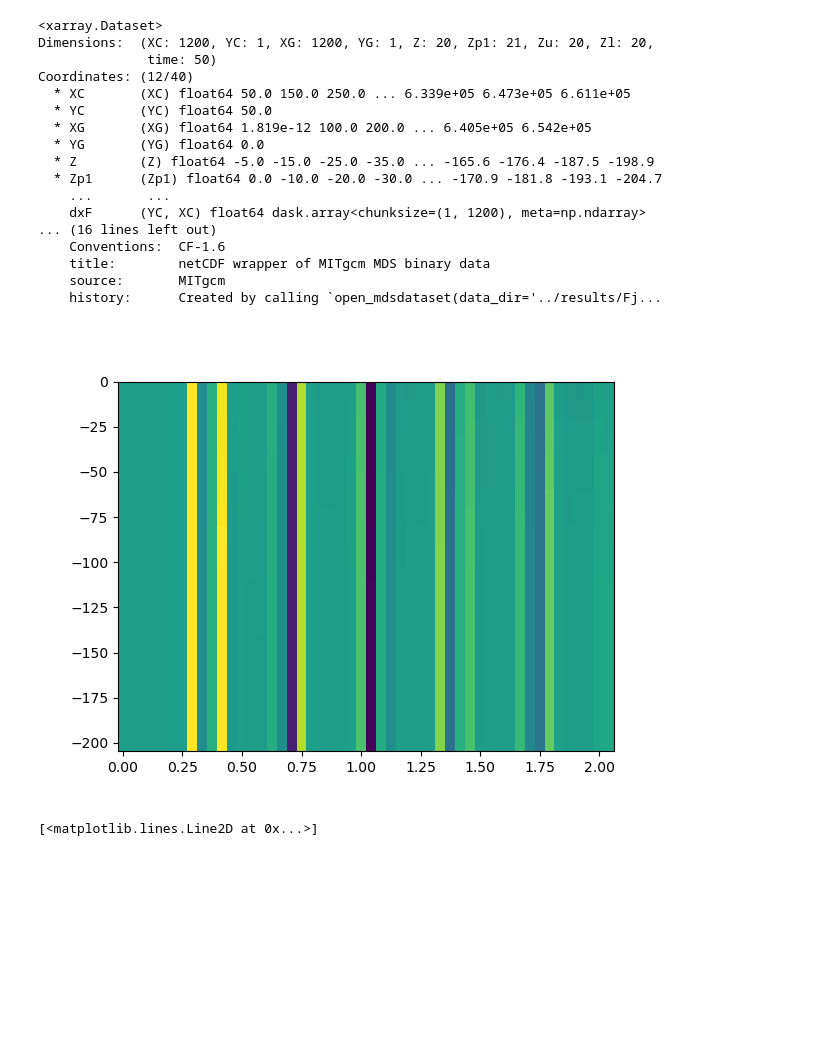
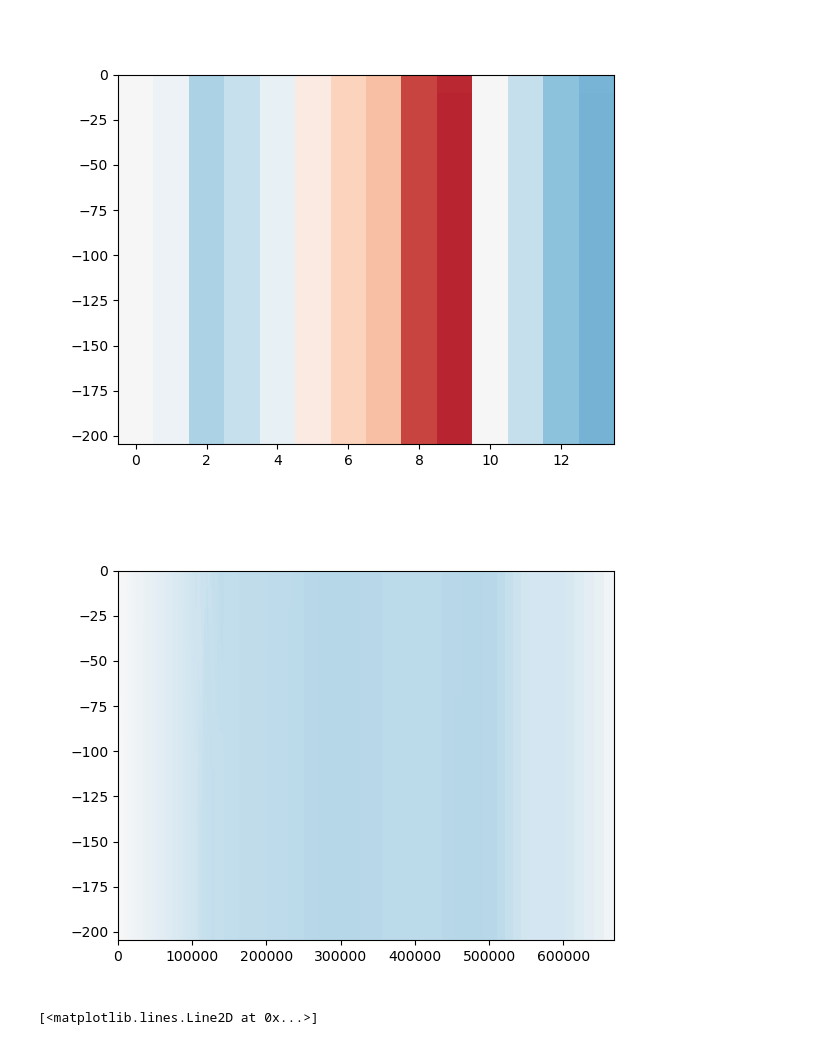
Before and after one commit to jklymak/FjordForce, a Jupyter notebook: input/ButeWindsAnalysis.ipynb, the cells around one changed output. Saved outputs shown, nothing was run; the diff lists cells and outputs as text; code cells hidden in the pictures; blank space fills up the shorter version.

```diff
--- a/input/ButeWindsAnalysis.ipynb
+++ b/input/ButeWindsAnalysis.ipynb
@@ -7,29 +7,20 @@ import xmitgcm
 # %%
 runname = 'Fjord2'
 with xmitgcm.open_mdsdataset(f'../results/{runname}/input/',
                              endian='<', prefix=['spinup', 'spinup2d']) as ds0:
-    display(ds0)
     fig, axs = plt.subplots()
-    axs.pcolormesh(ds0.time.astype('float')/1e9/24/3600, ds0.Z, ds0.isel(YC=0).sel(XG=100_000, method='nearest').UVEL.T)
+    axs.pcolormesh(ds0.time.astype('float')/1e9/3600, ds0.Z, ds0.isel(YC=0).sel(XG=50_000, method='nearest').UVEL.T,
+                   vmin=-1e-1, vmax=1e-1, cmap='RdBu_r')
 # %% [output]
-<xarray.Dataset>
-Dimensions:  (XC: 1200, YC: 1, XG: 1200, YG: 1, Z: 20, Zp1: 21, Zu: 20, Zl: 20,
-              time: 50)
-Coordinates: (12/40)
-  * XC       (XC) float64 50.0 150.0 250.0 ... 6.339e+05 6.473e+05 6.611e+05
-  * YC       (YC) float64 50.0
-  * XG       (XG) float64 1.819e-12 100.0 200.0 ... 6.405e+05 6.542e+05
-  * YG       (YG) float64 0.0
-  * Z        (Z) float64 -5.0 -15.0 -25.0 -35.0 ... -165.6 -176.4 -187.5 -198.9
-  * Zp1      (Zp1) float64 0.0 -10.0 -20.0 -30.0 ... -170.9 -181.8 -193.1 -204.7
-    ...       ...
-    dxF      (YC, XC) float64 dask.array<chunksize=(1, 1200), meta=np.ndarray>
-... (16 lines left out)
-    Conventions:  CF-1.6
-    title:        netCDF wrapper of MITgcm MDS binary data
-    source:       MITgcm
-    history:      Created by calling `open_mdsdataset(data_dir='../results/Fj...
-[figure, old version]
+[figure, new version]
+# %%
+runname = 'Fjord2'
+with xmitgcm.open_mdsdataset(f'../results/{runname}/input/',
+                             endian='<', prefix=['spinup', 'spinup2d']) as ds0:
+    fig, axs = plt.subplots()
+    axs.pcolormesh(ds0.XC, ds0.Z, ds0.isel(YC=0).isel(time=-1).UVEL, vmin=-5e-1, vmax=5e-1, cmap='RdBu_r')
+# %% [output]
+[figure, added]
 # %%
 df = pd.read_excel('../HenriettaWeatherStationDataNov2019_Feb2020.xlsx', sheet_name="Final", header=75 )
 # %%
```
Also changed, not shown: 2 other files.
